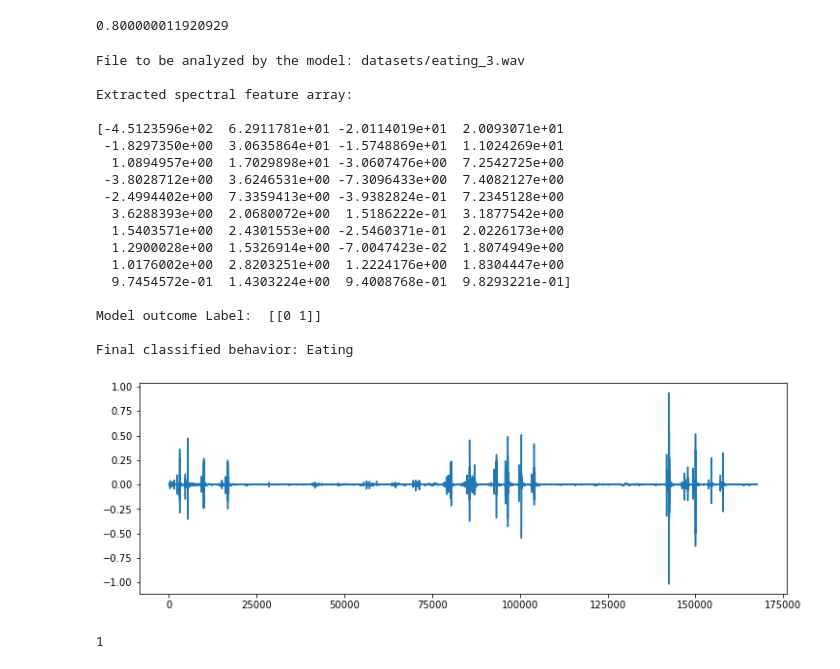
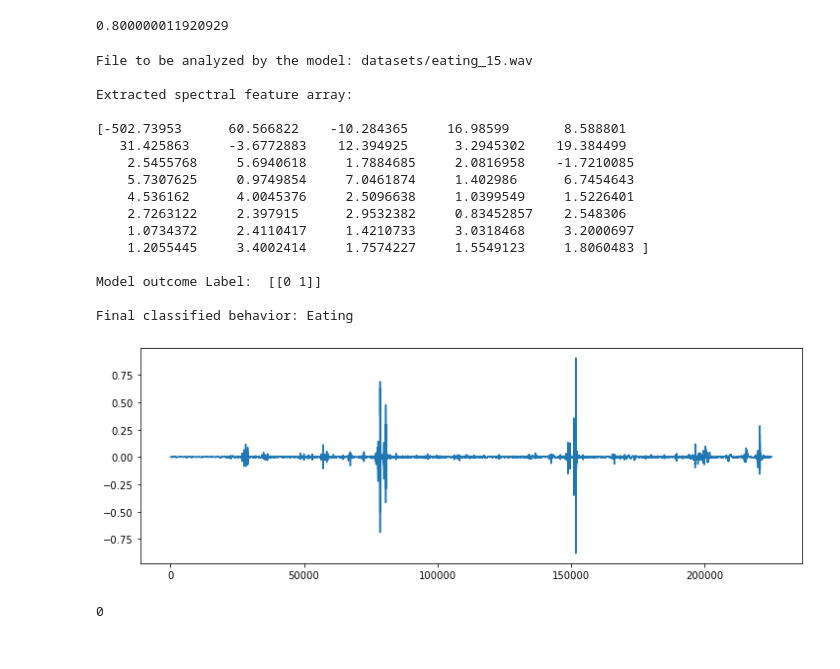
Before and after one commit to djarufes/smartPetMonitor, a Jupyter notebook: audioModel/Audio Data Pre-Processing and Model Training.ipynb, the cells around one changed output. Saved outputs shown, nothing was run; the diff lists cells and outputs as text; code cells hidden in the pictures.

```diff
--- a/audioModel/Audio Data Pre-Processing and Model Training.ipynb
+++ b/audioModel/Audio Data Pre-Processing and Model Training.ipynb
@@ -394,66 +394,48 @@ print(test_accuracy[1])
 # %% [output]
 0.800000011920929
 # %%
-filename='datasets/eating_.wav'
+filename='datasets/eating_15.wav'
 print("File to be analyzed by the model: "+filename,"\n")
+
 audio, sample_rate = librosa.load(filename, res_type='kaiser_fast')
 mfccs_features = librosa.feature.mfcc(y=audio, sr=sample_rate, n_mfcc=40)
 mfccs_scaled_features = np.mean(mfccs_features.T,axis=0)
-
 librosa_audio_data,librosa_sample_rate=librosa.load(filename)
 plt.figure(figsize=(12, 4))
 plt.plot(librosa_audio_data)
 
 print("Extracted spectral feature array: \n")
 print(mfccs_scaled_features)
+
 mfccs_scaled_features=mfccs_scaled_features.reshape(1,-1)
 predicted_label=(model.predict(mfccs_scaled_features) > 0.5).astype("int32")
 print("\nModel outcome Label: ", predicted_label)
+
 if predicted_label[0][0] == 1:
     final_behavior = "Drinking"
-else:
+elif predicted_label[0][0] == 0:
     final_behavior = "Eating"
 print("\nFinal classified behavior: "+final_behavior)
 # %% [output]
-File to be analyzed by the model: datasets/eating_3.wav
+File to be analyzed by the model: datasets/eating_15.wav
 
 Extracted spectral feature array:
 
-[-4.5123596e+02  6.2911781e+01 -2.0114019e+01  2.0093071e+01
- -1.8297350e+00  3.0635864e+01 -1.5748869e+01  1.1024269e+01
-  1.0894957e+00  1.7029898e+01 -3.0607476e+00  7.2542725e+00
- -3.8028712e+00  3.6246531e+00 -7.3096433e+00  7.4082127e+00
- -2.4994402e+00  7.3359413e+00 -3.9382824e-01  7.2345128e+00
-  3.6288393e+00  2.0680072e+00  1.5186222e-01  3.1877542e+00
-  1.5403571e+00  2.4301553e+00 -2.5460371e-01  2.0226173e+00
-  1.2900028e+00  1.5326914e+00 -7.0047423e-02  1.8074949e+00
-  1.0176002e+00  2.8203251e+00  1.2224176e+00  1.8304447e+00
-  9.7454572e-01  1.4303224e+00  9.4008768e-01  9.8293221e-01]
+[-502.73953      60.566822    -10.284365     16.98599       8.588801
+   31.425863     -3.6772883    12.394925      3.2945302    19.384499
+    2.5455768     5.6940618     1.7884685     2.0816958    -1.7210085
+    5.7307625     0.9749854     7.0461874     1.402986      6.7454643
+    4.536162      4.0045376     2.5096638     1.0399549     1.5226401
+    2.7263122     2.397915      2.9532382     0.83452857    2.548306
+    1.0734372     2.4110417     1.4210733     3.0318468     3.2000697
+    1.2055445     3.4002414     1.7574227     1.5549123     1.8060483 ]
 
 Model outcome Label:  [[0 1]]
 
 Final classified behavior: Eating
-[figure, old version]
+[figure, new version]
-# %%
-filename='datasets/eating_3.wav'
-print("File to be analyzed by the model: "+filename,"\n")
-audio, sample_rate = librosa.load(filename, res_type='kaiser_fast')
-mfccs_features = librosa.feature.mfcc(y=audio, sr=sample_rate, n_mfcc=40)
-mfccs_scaled_features = np.mean(mfccs_features.T,axis=0)
-
-librosa_audio_data,librosa_sample_rate=librosa.load(filename)
-plt.figure(figsize=(12, 4))
-plt.plot(librosa_audio_data)
-
-print("Extracted spectral feature array: \n")
-print(mfccs_scaled_features)
-mfccs_scaled_features=mfccs_scaled_features.reshape(1,-1)
-predicted_label=(model.predict(mfccs_scaled_features) > 0.5).astype("int32")
-print("\nModel outcome Label: ", predicted_label)
-if predicted_label[0][0] == 1:
-    final_behavior = "Drinking"
-else:
-    final_behavior = "Eating"
-print("\nFinal classified behavior: "+final_behavior)
-# %% [output]
-1
+# %%
+import random
+print(random.randint(0,1))
+# %% [output]
+0
```
